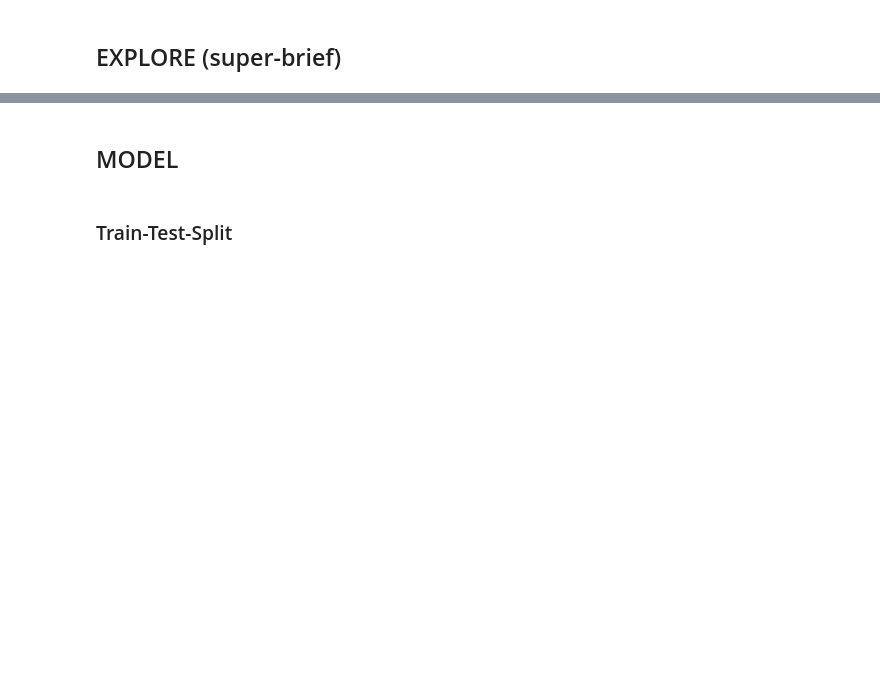
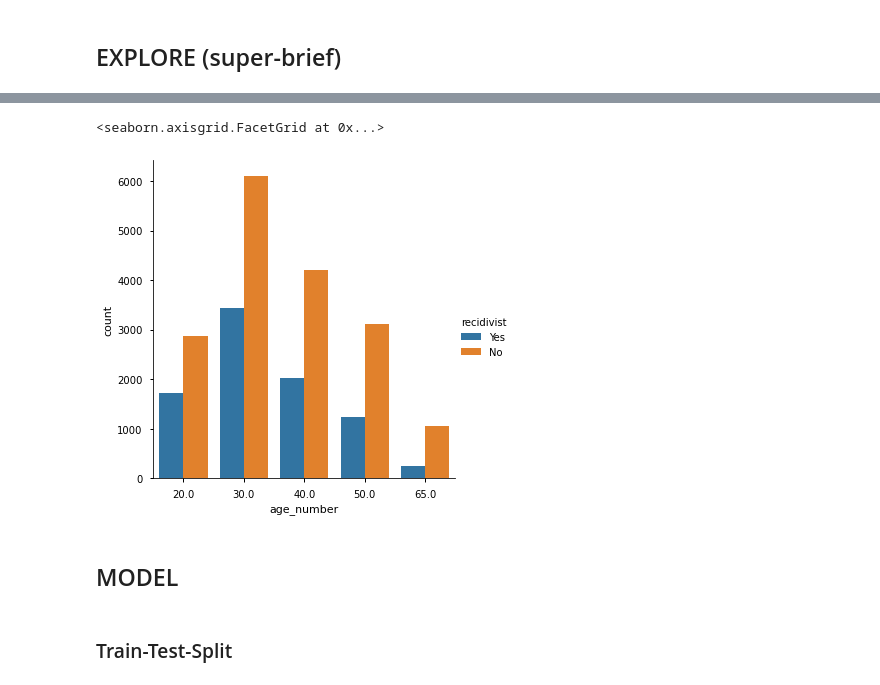
Before and after one commit to flatiron-school/Online-DS-FT-022221-Cohort-Notes, a Jupyter notebook: Phase_3/topic_30_ensemble_methods/topic_30_ensemble_methods-SG.ipynb, the cells around one changed output, grey strips where cells are left out. Saved outputs shown, nothing was run; the diff lists cells and outputs as text; code cells hidden in the pictures; blank space fills up the shorter version.

```diff
--- a/Phase_3/topic_30_ensemble_methods/topic_30_ensemble_methods-SG.ipynb
+++ b/Phase_3/topic_30_ensemble_methods/topic_30_ensemble_methods-SG.ipynb
@@ -294,5 +490,8 @@ sns.countplot(data=df,x='recidivist')
 # %%
-# sns.catplot(data=df, x='age_number',hue='recidivist',kind='count')
+sns.catplot(data=df, x='age_number',hue='recidivist',kind='count')
+# %% [output]
+<seaborn.axisgrid.FacetGrid at 0x...>
+[figure, added]
 # %% [markdown]
 ## MODEL
 # %% [markdown]
```
Also changed, not shown: parts of 41 cells of this notebook, 1 other file.
